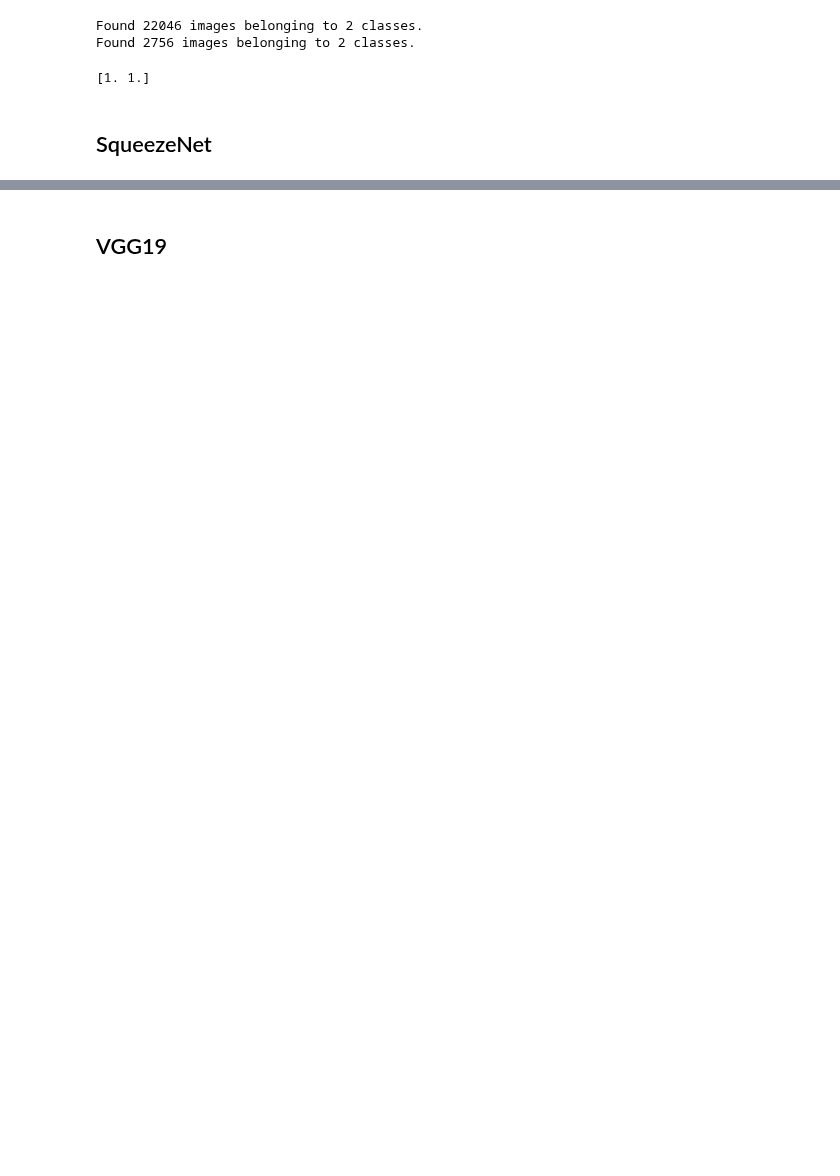
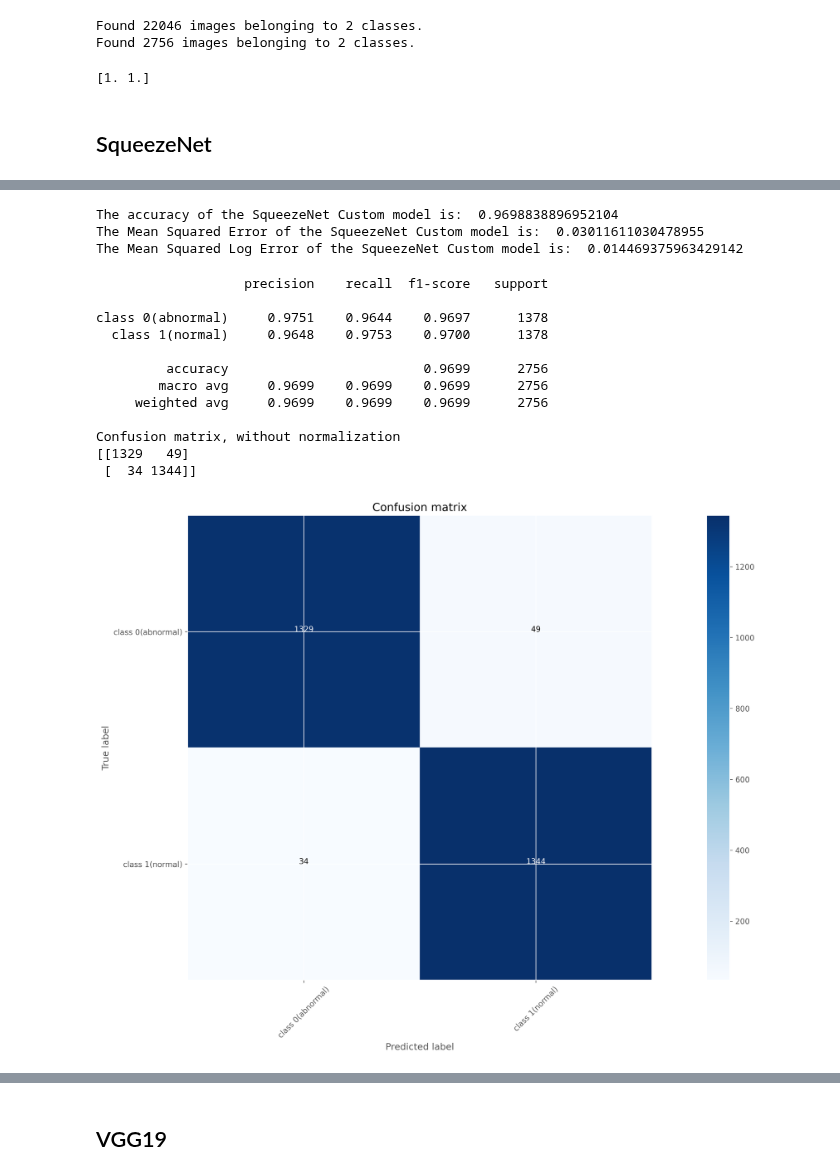
Before and after one commit to danielbarco/malatec, a Jupyter notebook: Notebooks/Merge_models.ipynb, the cells around one changed output, grey strips where cells are left out. Saved outputs shown, nothing was run; the diff lists cells and outputs as text; code cells hidden in the pictures; blank space fills up the shorter version.

```diff
--- a/Notebooks/Merge_models.ipynb
+++ b/Notebooks/Merge_models.ipynb
@@ -333,0 +284,52 @@ plt.savefig("logs/SqueezeNet_custom_plot.png")
+# %%
+#Evaluate the model by loading the best weights
+squeeze_custom_model.load_weights('weights/squeeze_custom.h5')
+
+#evaluate accuracy
+
+squeeze_y_pred = squeeze_custom_model.predict(validation_generator,
+                                                        nb_validation_samples/batch_size, workers=1)
+squeeze_accuracy = accuracy_score(Y_test,squeeze_y_pred.argmax(axis=-1))
+print('The accuracy of the SqueezeNet Custom model is: ', squeeze_accuracy)
+
+#evaluate mean squared error
+
+squeeze_custom_mse = mean_squared_error(Y_test,squeeze_y_pred.argmax(axis=-1))
+print('The Mean Squared Error of the SqueezeNet Custom model is: ', squeeze_custom_mse)
+
+#evaluate mean squared log error
+
+squeeze_custom_msle = mean_squared_log_error(Y_test,squeeze_y_pred.argmax(axis=-1))
+print('The Mean Squared Log Error of the SqueezeNet Custom model is: ', squeeze_custom_msle)
+# %% [output]
+The accuracy of the SqueezeNet Custom model is:  0.9698838896952104
+The Mean Squared Error of the SqueezeNet Custom model is:  0.03011611030478955
+The Mean Squared Log Error of the SqueezeNet Custom model is:  0.014469375963429142
+# %%
+#%% print classification report and plot confusion matrix
+target_names = ['class 0(abnormal)', 'class 1(normal)']
+print(classification_report(Y_test,squeeze_y_pred.argmax(axis=-1),
+                            target_names=target_names, digits=4))
+
+# Compute confusion matrix
+cnf_matrix = confusion_matrix(Y_test,squeeze_y_pred.argmax(axis=-1))
+np.set_printoptions(precision=4)
+
+# Plot non-normalized confusion matrix
+plt.figure(figsize=(20,10), dpi=300)
+plot_confusion_matrix(cnf_matrix, classes=target_names)
+plt.show()
+# %% [output]
+                   precision    recall  f1-score   support
+
+class 0(abnormal)     0.9751    0.9644    0.9697      1378
+  class 1(normal)     0.9648    0.9753    0.9700      1378
+
+         accuracy                         0.9699      2756
+        macro avg     0.9699    0.9699    0.9699      2756
+     weighted avg     0.9699    0.9699    0.9699      2756
+
+Confusion matrix, without normalization
+[[1329   49]
+ [  34 1344]]
+[figure, added]
```
Also changed, not shown: parts of 19 cells of this notebook.
